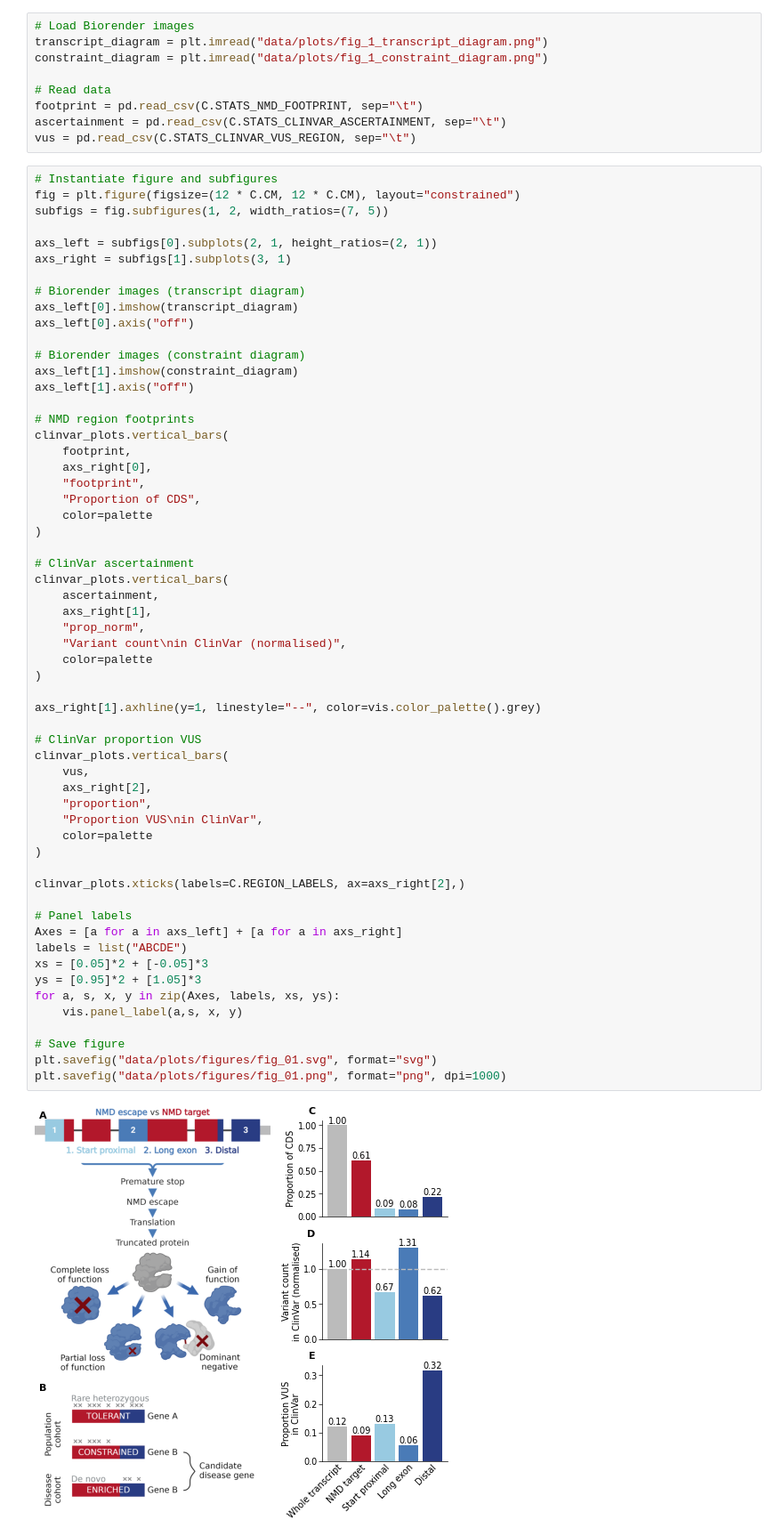
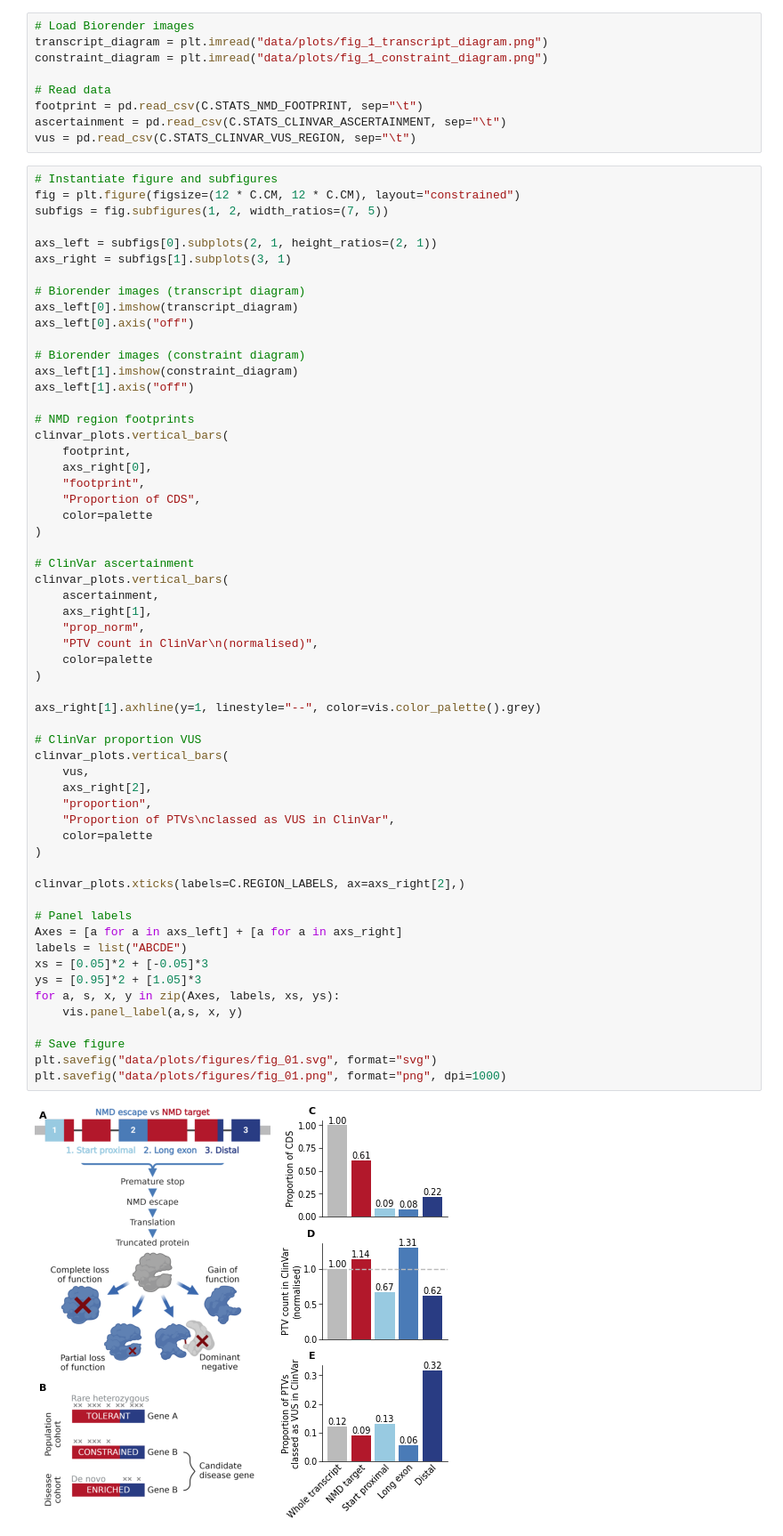
Before and after one commit to alexblakes/regional_nonsense_constraint, a Jupyter notebook: notebooks/figures/fig_01/fig_01.ipynb, the cells around one changed output. Shown: that part at 89% size. Cells and saved outputs as stored; diff of their text form.

Commit message:
Update figure 1 axis labels

```diff
--- a/notebooks/figures/fig_01/fig_01.ipynb
+++ b/notebooks/figures/fig_01/fig_01.ipynb
@@ -51,33 +51,33 @@ clinvar_plots.vertical_bars(
     ascertainment,
     axs_right[1],
     "prop_norm",
-    "Variant count\nin ClinVar (normalised)",
+    "PTV count in ClinVar\n(normalised)",
     color=palette
 )
 
 axs_right[1].axhline(y=1, linestyle="--", color=vis.color_palette().grey)
 
 # ClinVar proportion VUS
 clinvar_plots.vertical_bars(
     vus,
     axs_right[2],
     "proportion",
-    "Proportion VUS\nin ClinVar",
+    "Proportion of PTVs\nclassed as VUS in ClinVar",
     color=palette
 )
 
 clinvar_plots.xticks(labels=C.REGION_LABELS, ax=axs_right[2],)
 
 # Panel labels
 Axes = [a for a in axs_left] + [a for a in axs_right]
 labels = list("ABCDE")
 xs = [0.05]*2 + [-0.05]*3
 ys = [0.95]*2 + [1.05]*3
 for a, s, x, y in zip(Axes, labels, xs, ys):
     vis.panel_label(a,s, x, y)
 
 # Save figure
 plt.savefig("data/plots/figures/fig_01.svg", format="svg")
 plt.savefig("data/plots/figures/fig_01.png", format="png", dpi=1000)
 # %% [output]
-[figure, old version]
+[figure, new version]
```
Also changed, not shown: 1 other file.
